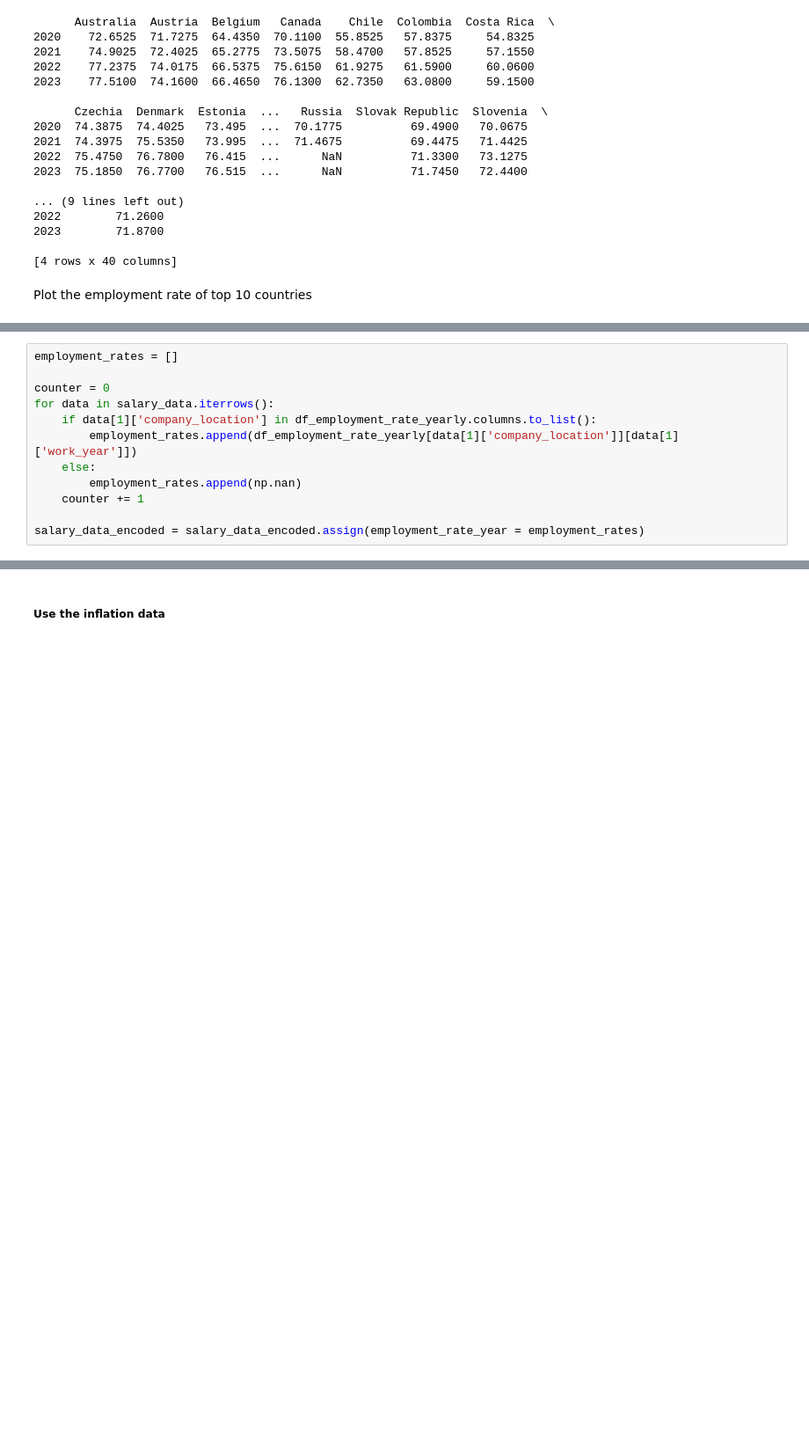
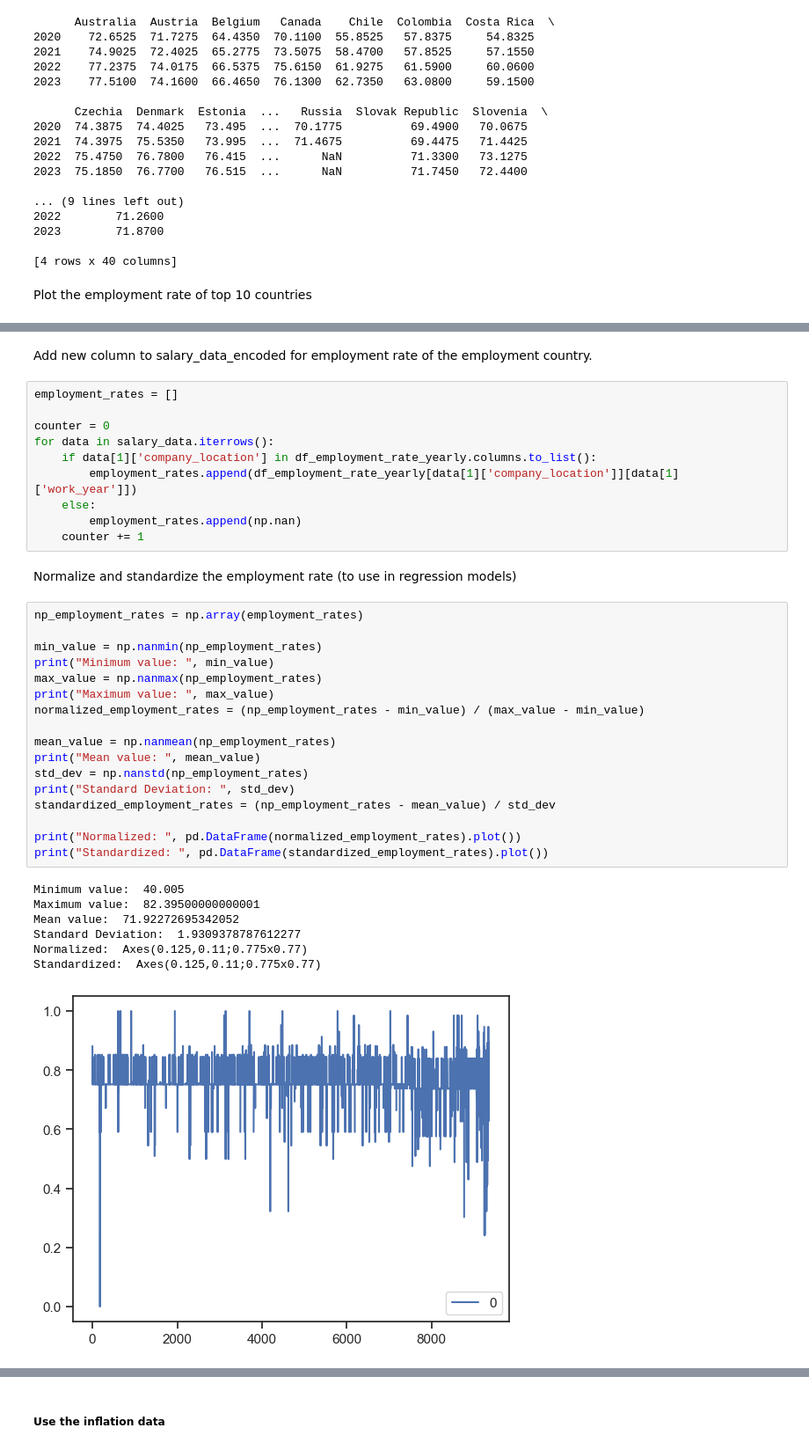
Before and after one commit to TheCrimsonNeV0/salary-data-project, a Jupyter notebook: project/report.ipynb, the cells around one changed output, grey strips where cells are left out. Shown at 88% size. Drawn from its saved outputs; the diff is of its cells as text; blank space fills up the shorter version.

```diff
--- a/project/report.ipynb
+++ b/project/report.ipynb
@@ -497,3 +499,5 @@ Axes(0.125,0.11;0.775x0.77)
+# %% [markdown]
+Add new column to salary_data_encoded for employment rate of the employment country.
 # %%
 employment_rates = []
 
@@ -504,5 +508,30 @@ for data in salary_data.iterrows():
     else:
         employment_rates.append(np.nan)
     counter += 1
-
-salary_data_encoded = salary_data_encoded.assign(employment_rate_year = employment_rates)
+# %% [markdown]
+Normalize and standardize the employment rate (to use in regression models)
+# %%
+np_employment_rates = np.array(employment_rates)
+
+min_value = np.nanmin(np_employment_rates)
+print("Minimum value: ", min_value)
+max_value = np.nanmax(np_employment_rates)
+print("Maximum value: ", max_value)
+normalized_employment_rates = (np_employment_rates - min_value) / (max_value - min_value)
+
+mean_value = np.nanmean(np_employment_rates)
+print("Mean value: ", mean_value)
+std_dev = np.nanstd(np_employment_rates)
+print("Standard Deviation: ", std_dev)
+standardized_employment_rates = (np_employment_rates - mean_value) / std_dev
+
+print("Normalized: ", pd.DataFrame(normalized_employment_rates).plot())
+print("Standardized: ", pd.DataFrame(standardized_employment_rates).plot())
+# %% [output]
+Minimum value:  40.005
+Maximum value:  82.39500000000001
+Mean value:  71.92272695342052
+Standard Deviation:  1.9309378787612277
+Normalized:  Axes(0.125,0.11;0.775x0.77)
+Standardized:  Axes(0.125,0.11;0.775x0.77)
+[figure, added]
```
Also changed, not shown: parts of 25 cells of this notebook.
